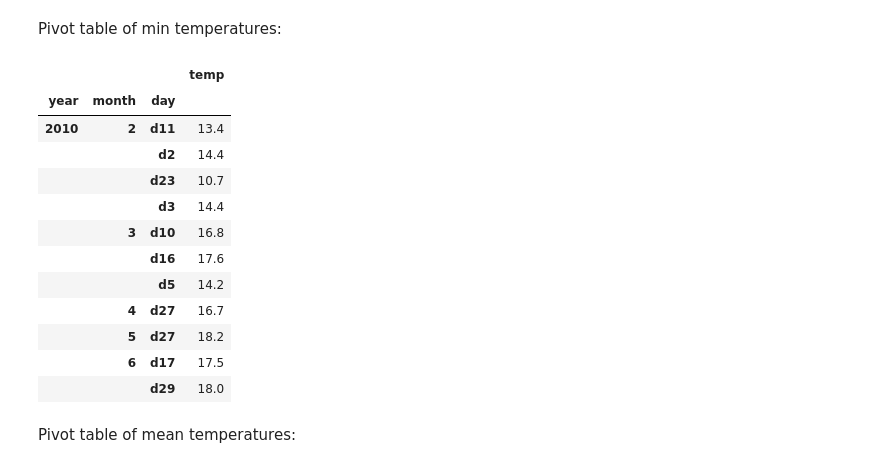
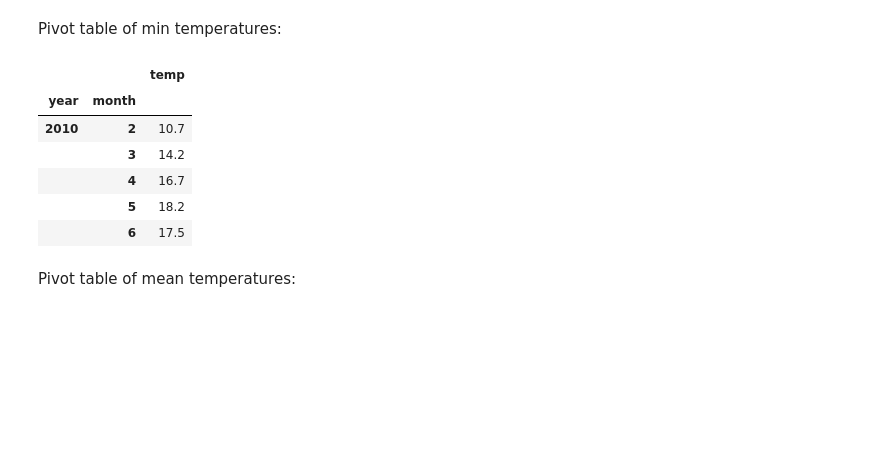
Before and after one commit to EiroaMD/lab-data-cleaning, a Jupyter notebook: your-code/weather.ipynb, the cells around one changed output. Saved outputs shown, nothing was run; the diff lists cells and outputs as text; code cells hidden in the pictures; blank space fills up the shorter version.

```diff
--- a/your-code/weather.ipynb
+++ b/your-code/weather.ipynb
@@ -140,4 +140,4 @@ melted.sort_values(by=['month']).reset_index(drop=True)
 | 20 | MX17004 | 2010 | 6 | tmin | d17 | 17.5 |
 | 21 | MX17004 | 2010 | 6 | tmin | d29 | 18.0 |
 # %%
-melted = melted.to_csv('weather_dani.csv', index=False)
+melted_save = melted.to_csv('weather_dani.csv', index=False)
@@ -163,22 +180,16 @@ pivot_max
 # %% [markdown]
 Pivot table of min temperatures:
 # %%
-pivot_min = melted.pivot_table(index=['year', 'month', 'day'], values = 'temp', aggfunc = np.min)
+pivot_min = melted.pivot_table(index=['year', 'month'], values = 'temp', aggfunc = np.min)
 pivot_min
 # %% [output]
-|  |  |  | temp |
-| year | month | day |  |
-| 2010 | 2 | d11 | 13.4 |
-|  |  | d2 | 14.4 |
-|  |  | d23 | 10.7 |
-|  |  | d3 | 14.4 |
-|  | 3 | d10 | 16.8 |
-|  |  | d16 | 17.6 |
-|  |  | d5 | 14.2 |
-|  | 4 | d27 | 16.7 |
-|  | 5 | d27 | 18.2 |
-|  | 6 | d17 | 17.5 |
-|  |  | d29 | 18.0 |
+|  |  | temp |
+| year | month |  |
+| 2010 | 2 | 10.7 |
+|  | 3 | 14.2 |
+|  | 4 | 16.7 |
+|  | 5 | 18.2 |
+|  | 6 | 17.5 |
 # %% [markdown]
 Pivot table of mean temperatures:
 # %%
```
Also changed, not shown: parts of 9 cells of this notebook.
